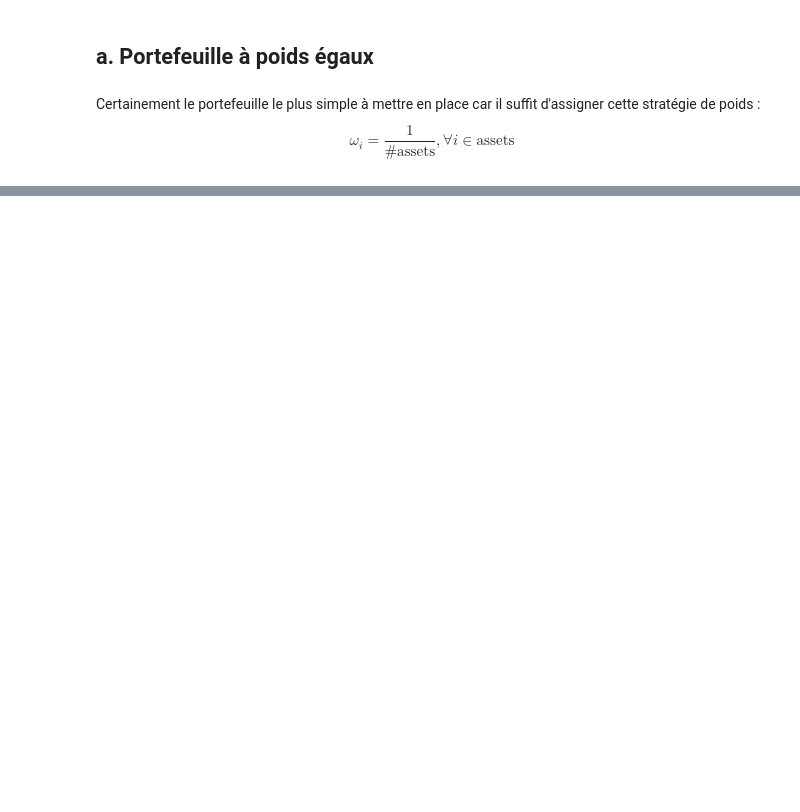
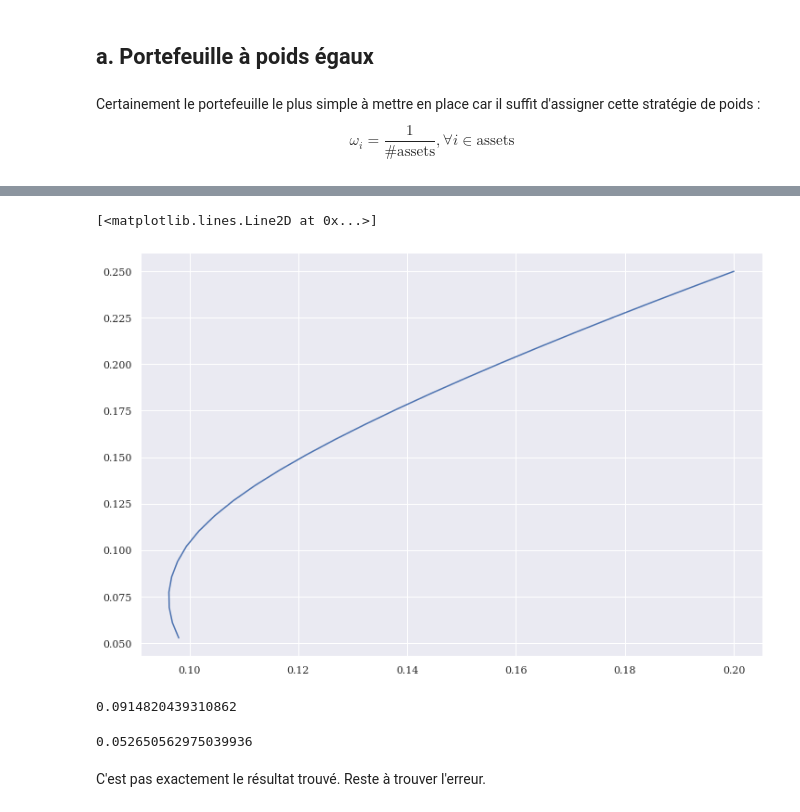
Before and after one commit to bashog/Portfolio-Construction, a Jupyter notebook: portfolio_construction.ipynb, the cells around one changed output, grey strips where cells are left out. Cells and saved outputs as stored; diff of their text form; code cells hidden in the pictures; blank space fills up the shorter version.

```diff
--- a/portfolio_construction.ipynb
+++ b/portfolio_construction.ipynb
@@ -152,0 +220,4 @@ Somme de l'ensemble des poids : 1.008
+# %%
+# Pour calculer la covariance annualisée nous utilisons la fonction annu_cov du module pf
+cov = pf.cov(rends_train)
+cov
@@ -152,0 +245,3 @@ Somme de l'ensemble des poids : 1.008
+# %%
+# La fonction opt_mean_variance retourne les poids, le rendement et la volatilité annualisés
+W,rend,vol = pf.opt_mean_variance(rends_train,pf.cov(rends_train),obj_rend=0.0526,show=True)
@@ -152,0 +264,17 @@ Somme de l'ensemble des poids : 1.008
+# %%
+plt.plot(np.array(mv_vols),mv_rends)
+# %% [output]
+[<matplotlib.lines.Line2D at 0x...>]
+[figure, added]
+# %%
+# Potentielle valeur de la vol annualisé du GMV
+1/(np.ones(rends_train.shape[1])@np.linalg.inv(cov*252)@np.ones(rends_train.shape[1]))**0.5
+# %% [output]
+0.0914820439310862
+# %%
+# Potentielle valeur du rendement annualisé du GMV
+pf.annu_rend_df(rends_train,arr=True)@np.linalg.inv(cov*252)@np.ones(rends_train.shape[1])/(np.ones(rends_train.shape[1])@np.linalg.inv(cov*252)@np.ones(rends_train.shape[1]))
+# %% [output]
+0.052650562975039936
+# %% [markdown]
+C'est pas exactement le résultat trouvé. Reste à trouver l'erreur.
```
Also changed, not shown: parts of 18 cells of this notebook, 1 other file.
